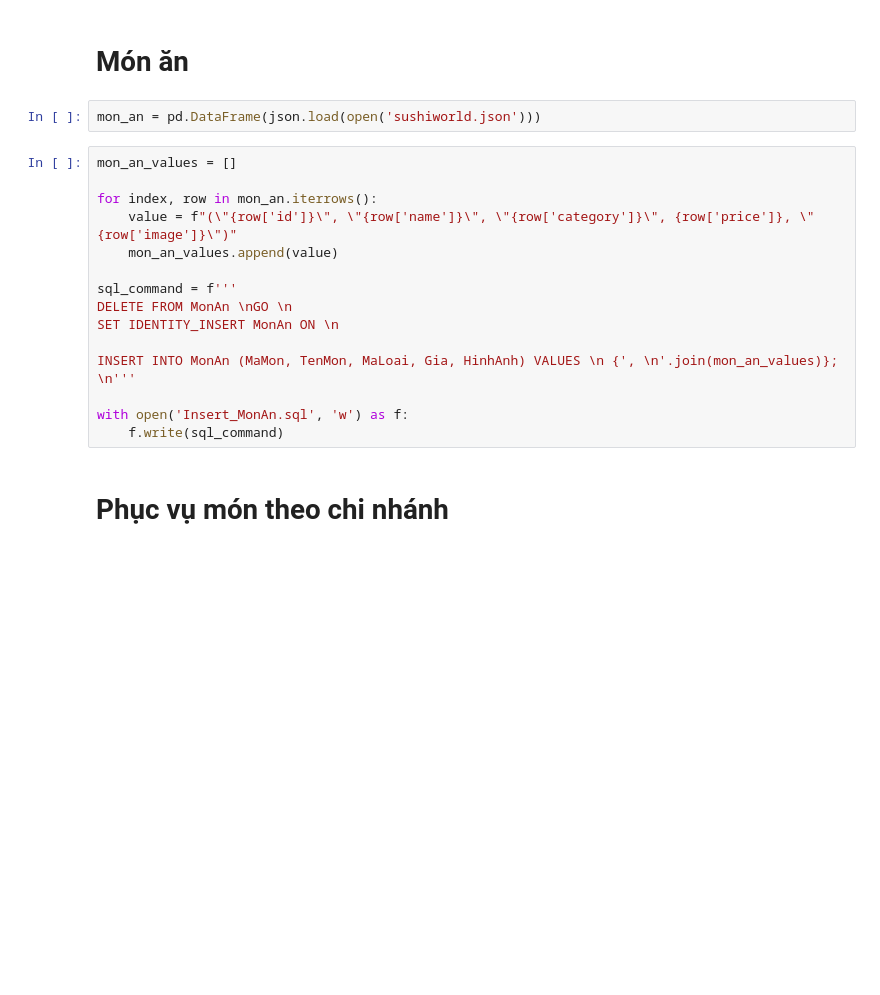
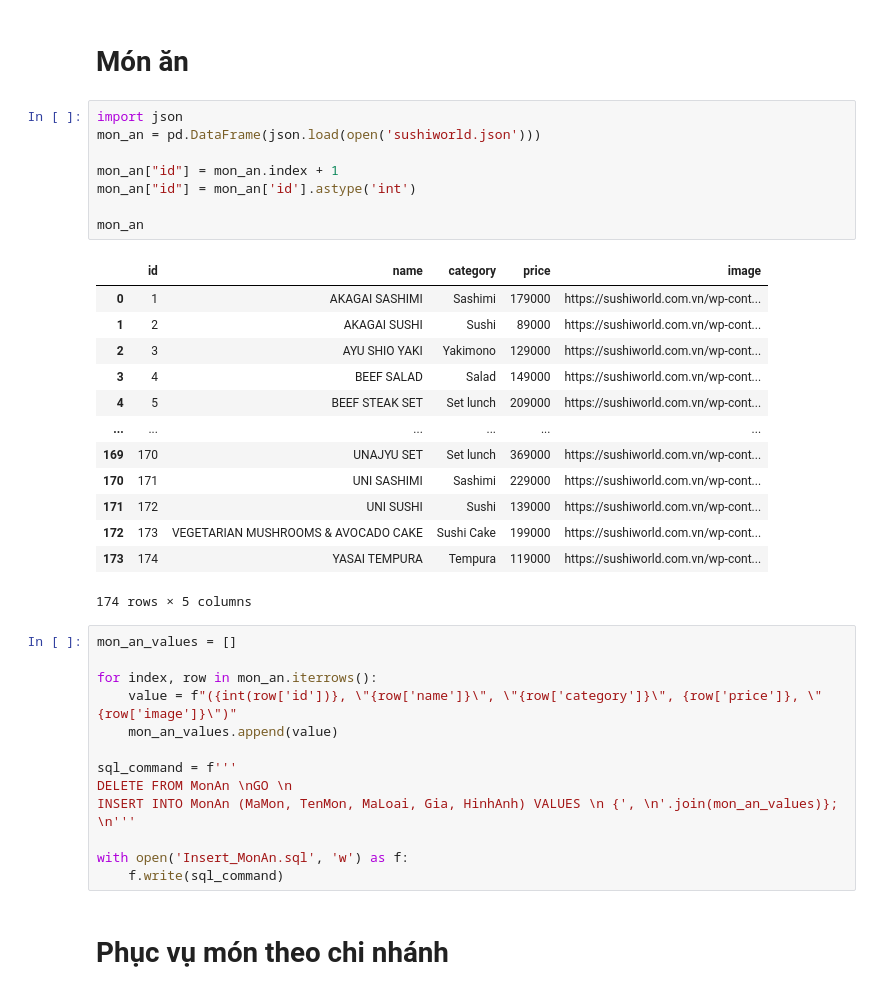
Before and after one commit to huukhanh0653/AdvancedDatabase, a Jupyter notebook: data/data_generator.ipynb, the cells around one changed output. Saved outputs shown, nothing was run; the diff lists cells and outputs as text; blank space fills up the shorter version.

```diff
--- a/data/data_generator.ipynb
+++ b/data/data_generator.ipynb
@@ -707,18 +706,36 @@ the_thanh_vien = pd.read_csv('TheThanhVien.csv')
 # %% [markdown]
 # Món ăn
 # %%
+import json
 mon_an = pd.DataFrame(json.load(open('sushiworld.json')))
+
+mon_an["id"] = mon_an.index + 1
+mon_an["id"] = mon_an['id'].astype('int')
+
+mon_an
+# %% [output]
+|  | id | name | category | price | image |
+| 0 | 1 | AKAGAI SASHIMI | Sashimi | 179000 | https://sushiworld.com.vn/wp-cont... |
+| 1 | 2 | AKAGAI SUSHI | Sushi | 89000 | https://sushiworld.com.vn/wp-cont... |
+| 2 | 3 | AYU SHIO YAKI | Yakimono | 129000 | https://sushiworld.com.vn/wp-cont... |
+| 3 | 4 | BEEF SALAD | Salad | 149000 | https://sushiworld.com.vn/wp-cont... |
+| 4 | 5 | BEEF STEAK SET | Set lunch | 209000 | https://sushiworld.com.vn/wp-cont... |
+| ... | ... | ... | ... | ... | ... |
+| 169 | 170 | UNAJYU SET | Set lunch | 369000 | https://sushiworld.com.vn/wp-cont... |
+| 170 | 171 | UNI SASHIMI | Sashimi | 229000 | https://sushiworld.com.vn/wp-cont... |
+| 171 | 172 | UNI SUSHI | Sushi | 139000 | https://sushiworld.com.vn/wp-cont... |
+| 172 | 173 | VEGETARIAN MUSHROOMS & AVOCADO CAKE | Sushi Cake | 199000 | https://sushiworld.com.vn/wp-cont... |
+| 173 | 174 | YASAI TEMPURA | Tempura | 119000 | https://sushiworld.com.vn/wp-cont... |
+174 rows × 5 columns
 # %%
 mon_an_values = []
 
 for index, row in mon_an.iterrows():
-    value = f"(\"{row['id']}\", \"{row['name']}\", \"{row['category']}\", {row['price']}, \"{row['image']}\")"
+    value = f"({int(row['id'])}, \"{row['name']}\", \"{row['category']}\", {row['price']}, \"{row['image']}\")"
     mon_an_values.append(value)
 
 sql_command = f'''
 DELETE FROM MonAn \nGO \n
-SET IDENTITY_INSERT MonAn ON \n
-
 INSERT INTO MonAn (MaMon, TenMon, MaLoai, Gia, HinhAnh) VALUES \n {', \n'.join(mon_an_values)}; \n'''
 
 with open('Insert_MonAn.sql', 'w') as f:
```
Also changed, not shown: parts of 5 cells of this notebook, 14 other files.
